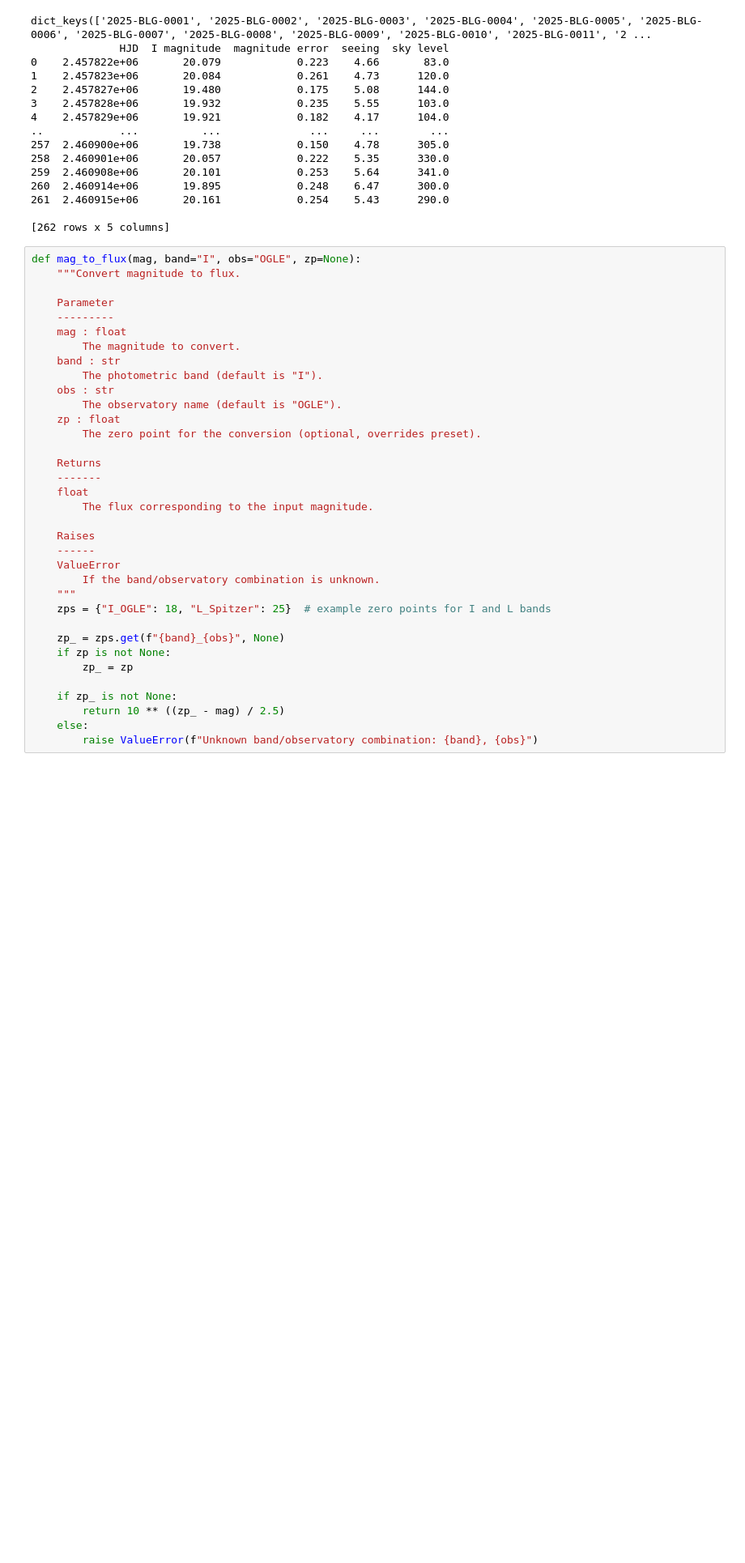
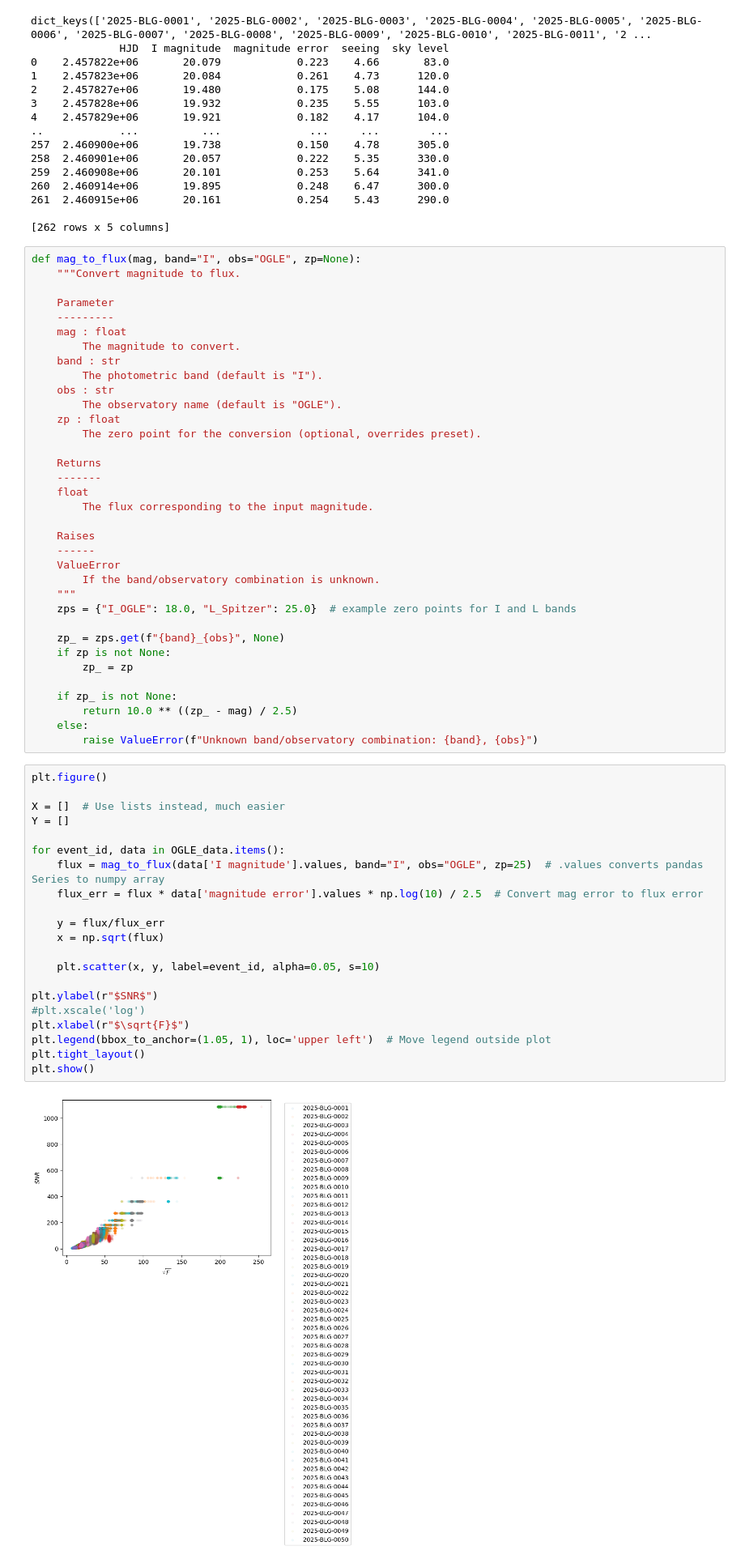
Before and after one commit to AmberLee2427/PopSyCLE-table, a Jupyter notebook: Noise_Models.ipynb, the cells around one changed output. Shown at 81% size. Saved outputs shown, nothing was run; the diff lists cells and outputs as text; blank space fills up the shorter version.

```diff
--- a/Noise_Models.ipynb
+++ b/Noise_Models.ipynb
@@ -210,13 +210,36 @@ def mag_to_flux(mag, band="I", obs="OGLE", zp=None):
     ValueError
         If the band/observatory combination is unknown.
     """
-    zps = {"I_OGLE": 18, "L_Spitzer": 25}  # example zero points for I and L bands
+    zps = {"I_OGLE": 18.0, "L_Spitzer": 25.0}  # example zero points for I and L bands
 
     zp_ = zps.get(f"{band}_{obs}", None)
     if zp is not None:
         zp_ = zp
 
     if zp_ is not None:
-        return 10 ** ((zp_ - mag) / 2.5)
+        return 10.0 ** ((zp_ - mag) / 2.5)
     else:
         raise ValueError(f"Unknown band/observatory combination: {band}, {obs}")
+# %%
+plt.figure()
+
+X = []  # Use lists instead, much easier
+Y = []
+
+for event_id, data in OGLE_data.items():
+    flux = mag_to_flux(data['I magnitude'].values, band="I", obs="OGLE", zp=25)  # .values converts pandas Series to numpy array
+    flux_err = flux * data['magnitude error'].values * np.log(10) / 2.5  # Convert mag error to flux error
+
+    y = flux/flux_err
+    x = np.sqrt(flux)
+
+    plt.scatter(x, y, label=event_id, alpha=0.05, s=10)
+
+plt.ylabel(r"$SNR$")
+#plt.xscale('log')
+plt.xlabel(r"$\sqrt{F}$")
+plt.legend(bbox_to_anchor=(1.05, 1), loc='upper left')  # Move legend outside plot
+plt.tight_layout()
+plt.show()
+# %% [output]
+[figure, added]
```
Also changed, not shown: parts of 16 cells of this notebook, 1 other file.
